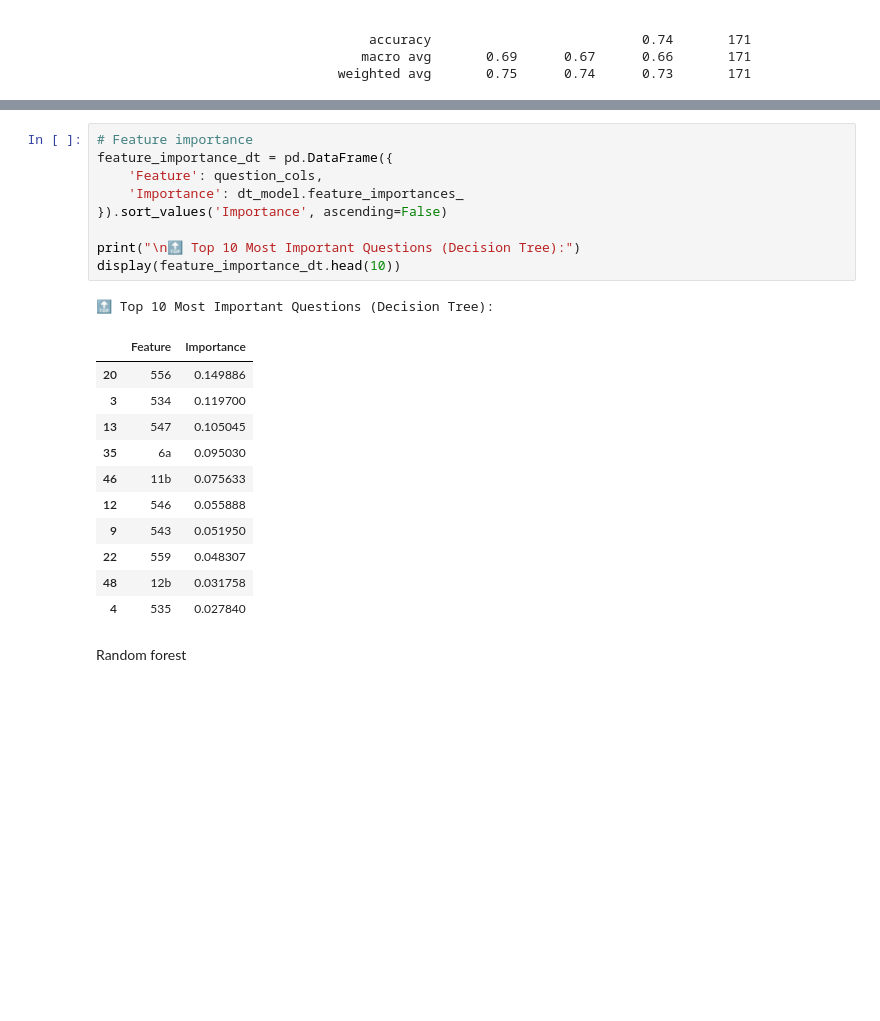
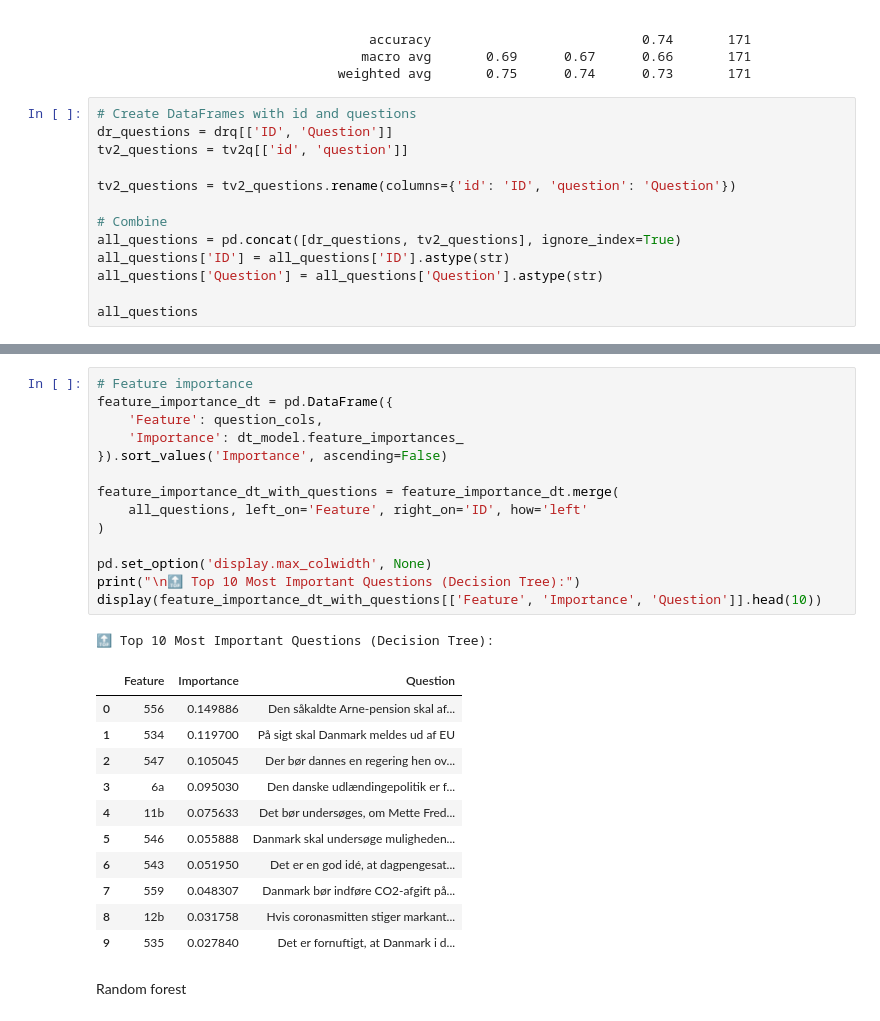
Before and after one commit to sergioqueber/assignment-3-mle-polski-team, a Jupyter notebook: 3. Candidate Test 2022 I.ipynb, the cells around one changed output, grey strips where cells are left out. Cells and saved outputs as stored; diff of their text form; blank space fills up the shorter version.

```diff
--- a/3. Candidate Test 2022 I.ipynb
+++ b/3. Candidate Test 2022 I.ipynb
@@ -859,3 +859,16 @@ Frie Grønne, Danmarks Nye Venstrefløjsparti       0.50      0.20      0.29
                                    accuracy                           0.74       171
                                   macro avg       0.69      0.67      0.66       171
                                weighted avg       0.75      0.74      0.73       171
+# %%
+# Create DataFrames with id and questions
+dr_questions = drq[['ID', 'Question']]
+tv2_questions = tv2q[['id', 'question']]
+
+tv2_questions = tv2_questions.rename(columns={'id': 'ID', 'question': 'Question'})
+
+# Combine
+all_questions = pd.concat([dr_questions, tv2_questions], ignore_index=True)
+all_questions['ID'] = all_questions['ID'].astype(str)
+all_questions['Question'] = all_questions['Question'].astype(str)
+
+all_questions
@@ -862,25 +889,30 @@ Frie Grønne, Danmarks Nye Venstrefløjsparti       0.50      0.20      0.29
 # %%
 # Feature importance
 feature_importance_dt = pd.DataFrame({
     'Feature': question_cols,
     'Importance': dt_model.feature_importances_
 }).sort_values('Importance', ascending=False)
 
+feature_importance_dt_with_questions = feature_importance_dt.merge(
+    all_questions, left_on='Feature', right_on='ID', how='left'
+)
+
+pd.set_option('display.max_colwidth', None)
 print("\n🔝 Top 10 Most Important Questions (Decision Tree):")
-display(feature_importance_dt.head(10))
+display(feature_importance_dt_with_questions[['Feature', 'Importance', 'Question']].head(10))
 # %% [output]
 🔝 Top 10 Most Important Questions (Decision Tree):
-|  | Feature | Importance |
-| 20 | 556 | 0.149886 |
-| 3 | 534 | 0.119700 |
-| 13 | 547 | 0.105045 |
-| 35 | 6a | 0.095030 |
-| 46 | 11b | 0.075633 |
-| 12 | 546 | 0.055888 |
-| 9 | 543 | 0.051950 |
-| 22 | 559 | 0.048307 |
-| 48 | 12b | 0.031758 |
-| 4 | 535 | 0.027840 |
+|  | Feature | Importance | Question |
+| 0 | 556 | 0.149886 | Den såkaldte Arne-pension skal af... |
+| 1 | 534 | 0.119700 | På sigt skal Danmark meldes ud af EU |
+| 2 | 547 | 0.105045 | Der bør dannes en regering hen ov... |
+| 3 | 6a | 0.095030 | Den danske udlændingepolitik er f... |
+| 4 | 11b | 0.075633 | Det bør undersøges, om Mette Fred... |
+| 5 | 546 | 0.055888 | Danmark skal undersøge muligheden... |
+| 6 | 543 | 0.051950 | Det er en god idé, at dagpengesat... |
+| 7 | 559 | 0.048307 | Danmark bør indføre CO2-afgift på... |
+| 8 | 12b | 0.031758 | Hvis coronasmitten stiger markant... |
+| 9 | 535 | 0.027840 | Det er fornuftigt, at Danmark i d... |
 # %% [markdown]
 Random forest
 # %%
```
Also changed, not shown: parts of 9 cells of this notebook.
